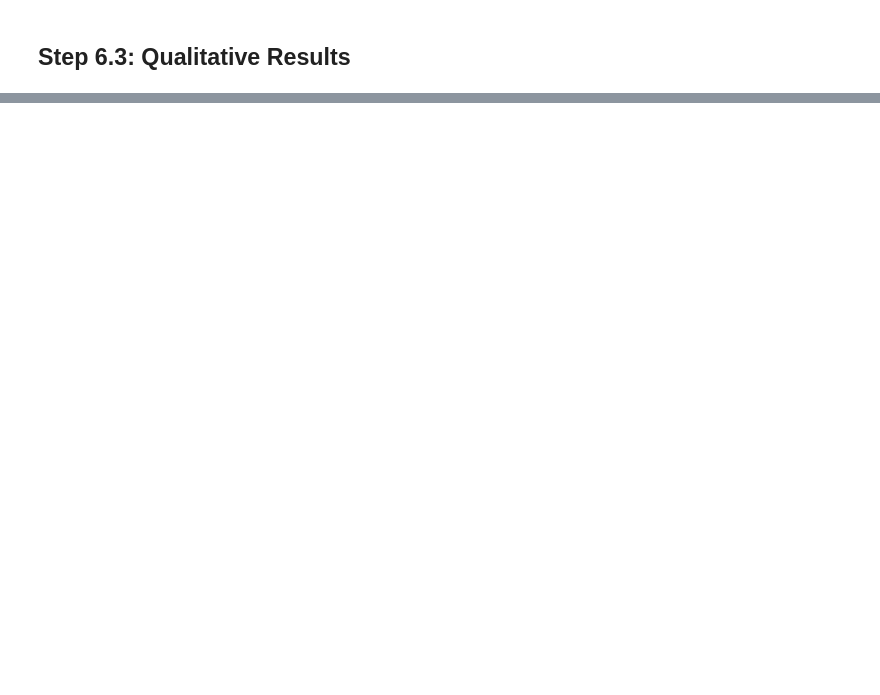
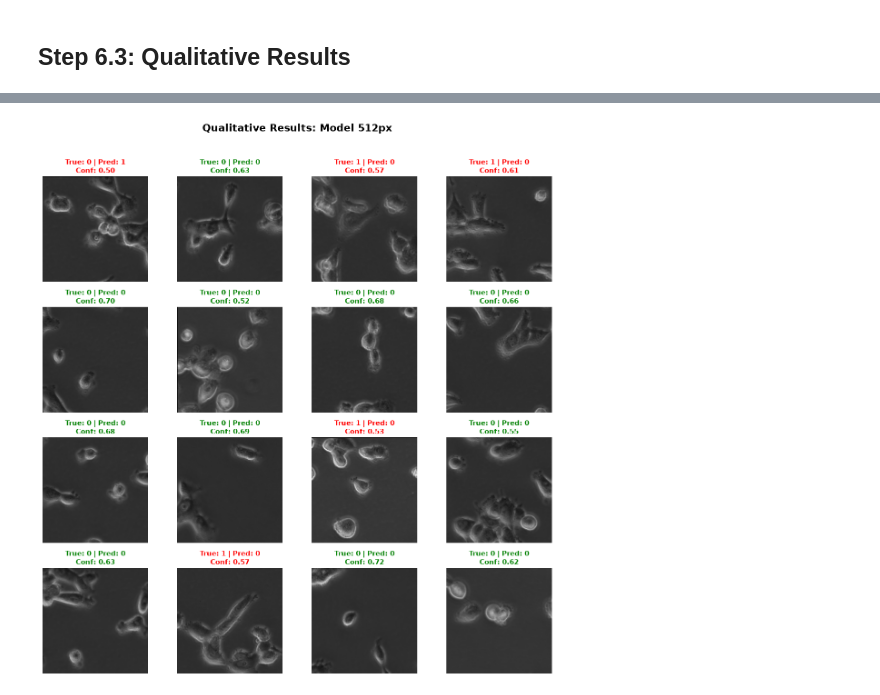
Before and after one commit to mjoslin-ai/magnimind_transfer_learning, a Jupyter notebook: tnt_detection_in_cancer_cells/tnt.ipynb, the cells around one changed output, grey strips where cells are left out. Cells and saved outputs as stored; diff of their text form; code cells hidden in the pictures; blank space fills up the shorter version.

```diff
--- a/tnt_detection_in_cancer_cells/tnt.ipynb
+++ b/tnt_detection_in_cancer_cells/tnt.ipynb
@@ -383,2 +1086,84 @@ U-Net model
 # %% [markdown]
 ## Step 6.3: Qualitative Results
+# %%
+def unnormalize(tensor):
+    """
+    Reverses the ImageNet normalization applied during the dataset creation
+    so the image can be properly displayed by matplotlib.
+    """
+    # ImageNet mean and std
+    mean = np.array([0.485, 0.456, 0.406]).reshape(3, 1, 1)
+    std = np.array([0.229, 0.224, 0.225]).reshape(3, 1, 1)
+
+    # Move to CPU and convert to numpy
+    img = tensor.cpu().numpy()
+
+    # Un-normalize
+    img = img * std + mean
+    img = np.clip(img, 0, 1) # Ensure pixel values are within [0, 1]
+
+    # Transpose from (C, H, W) to (H, W, C) for plotting
+    return np.transpose(img, (1, 2, 0))
+
+def plot_qualitative_grid(model, dataloader, device, model_name):
+    """
+    Generates a 4x4 grid of test patches displaying True/Predicted labels and confidence.
+    """
+    model.eval()
+
+    # Fetch exactly one batch of test data
+    dataiter = iter(dataloader)
+    images, labels = next(dataiter)
+
+    # We only need 16 images for a 4x4 grid
+    images = images[:16]
+    labels = labels[:16]
+
+    with torch.no_grad():
+        img_tensors = images.to(device)
+        outputs = model(img_tensors).squeeze(-1)
+        probs = torch.sigmoid(outputs)
+        preds = (probs >= 0.5).float()
+
+    # Setup the 4x4 plot
+    fig, axes = plt.subplots(4, 4, figsize=(12, 12))
+    fig.suptitle(f'Qualitative Results: {model_name}', fontsize=16, fontweight='bold', y=1.02)
+
+    for idx, ax in enumerate(axes.flat):
+        # Prepare image for display
+        img_show = unnormalize(images[idx])
+
+        # Get label, prediction, and probability
+        true_label = int(labels[idx].item())
+        pred_label = int(preds[idx].item())
+        prob = probs[idx].item()
+
+        # Calculate confidence score for the specific predicted class
+        confidence = prob if pred_label == 1 else 1.0 - prob
+
+        # Determine text color based on prediction accuracy
+        text_color = 'green' if true_label == pred_label else 'red'
+
+        # Plot the image patch
+        ax.imshow(img_show)
+        ax.axis('off')
+
+        # Set the title with labels and confidence
+        title_text = f"True: {true_label} | Pred: {pred_label}\nConf: {confidence:.2f}"
+        ax.set_title(title_text, color=text_color, fontsize=11, fontweight='bold')
+
+    plt.tight_layout()
+
+    # Save the figure
+    file_name = f"qualitative_grid_{model_name.replace(' ', '_').lower()}.png"
+    plt.savefig(file_name, dpi=300, bbox_inches='tight')
+    plt.show()
+
+# Qualitative Grid for 512px Model
+print("=== Generating 4x4 Test Grid for 512px Model ===")
+plot_qualitative_grid(model_512, test_loader_512, device, "Model 512px")
+
+# Qualitative Grid for 256px Model
+print("\n=== Generating 4x4 Test Grid for 256px Model ===")
+plot_qualitative_grid(model_256, test_loader_256, device, "Model 256px")
+# %% [output]
@@ -384,0 +1171 @@ U-Net model
+[figure, added]
```
Also changed, not shown: parts of 12 cells of this notebook.
